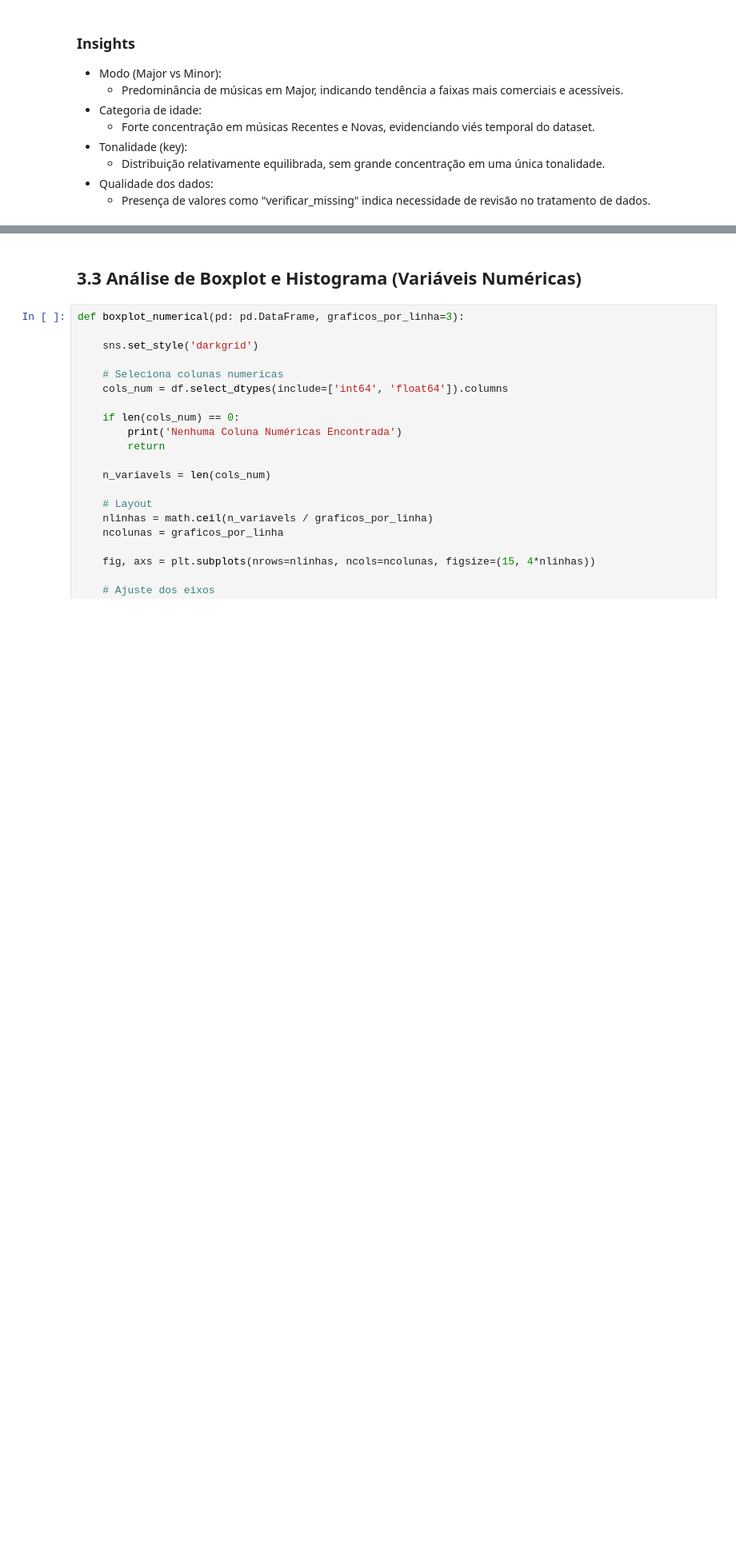
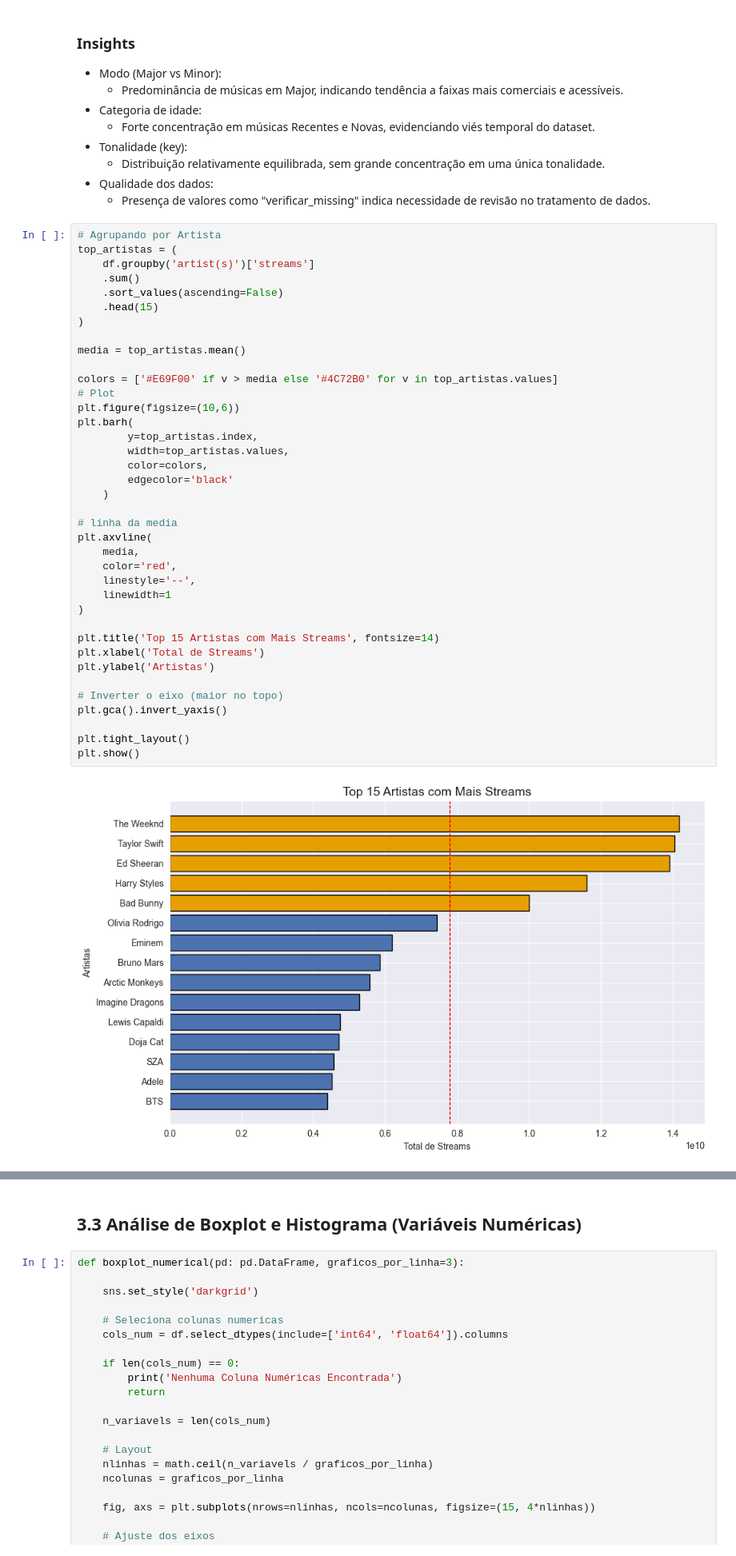
Before and after one commit to Felipeglnd/eda_spotify, a Jupyter notebook: spotify-hit-analysis/notebooks/eda_spotify.ipynb, the cells around one changed output, grey strips where cells are left out. Shown at 80% size. Saved outputs shown, nothing was run; the diff lists cells and outputs as text; blank space fills up the shorter version.

```diff
--- a/spotify-hit-analysis/notebooks/eda_spotify.ipynb
+++ b/spotify-hit-analysis/notebooks/eda_spotify.ipynb
@@ -680,3 +680,43 @@ stream_corr
     - Distribuição relativamente equilibrada, sem grande concentração em uma única tonalidade.
 * Qualidade dos dados:
     - Presença de valores como "verificar_missing" indica necessidade de revisão no tratamento de dados.
+# %%
+# Agrupando por Artista
+top_artistas = (
+    df.groupby('artist(s)')['streams']
+    .sum()
+    .sort_values(ascending=False)
+    .head(15)
+)
+
+media = top_artistas.mean()
+
+colors = ['#E69F00' if v > media else '#4C72B0' for v in top_artistas.values]
+# Plot
+plt.figure(figsize=(10,6))
+plt.barh(
+        y=top_artistas.index,
+        width=top_artistas.values,
+        color=colors,
+        edgecolor='black'
+    )
+
+# linha da media
+plt.axvline(
+    media,
+    color='red',
+    linestyle='--',
+    linewidth=1
+)
+
+plt.title('Top 15 Artistas com Mais Streams', fontsize=14)
+plt.xlabel('Total de Streams')
+plt.ylabel('Artistas')
+
+# Inverter o eixo (maior no topo)
+plt.gca().invert_yaxis()
+
+plt.tight_layout()
+plt.show()
+# %% [output]
+[figure, added]
```
Also changed, not shown: parts of 14 cells of this notebook.
